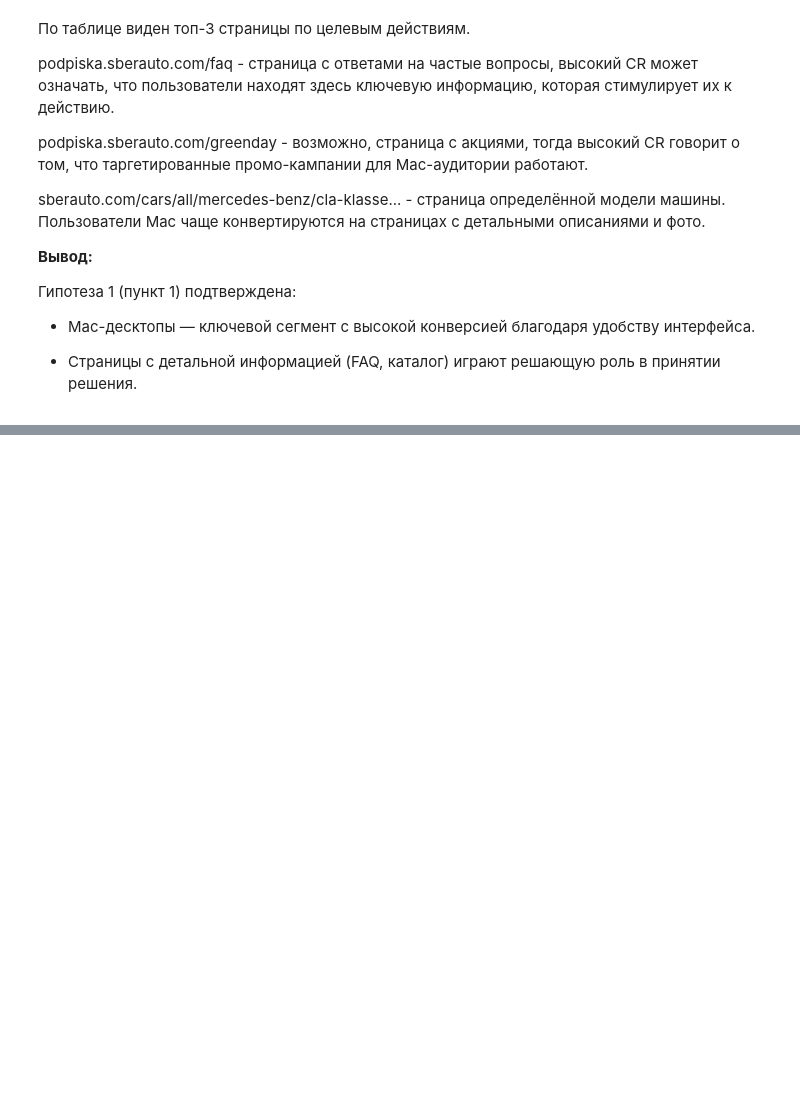
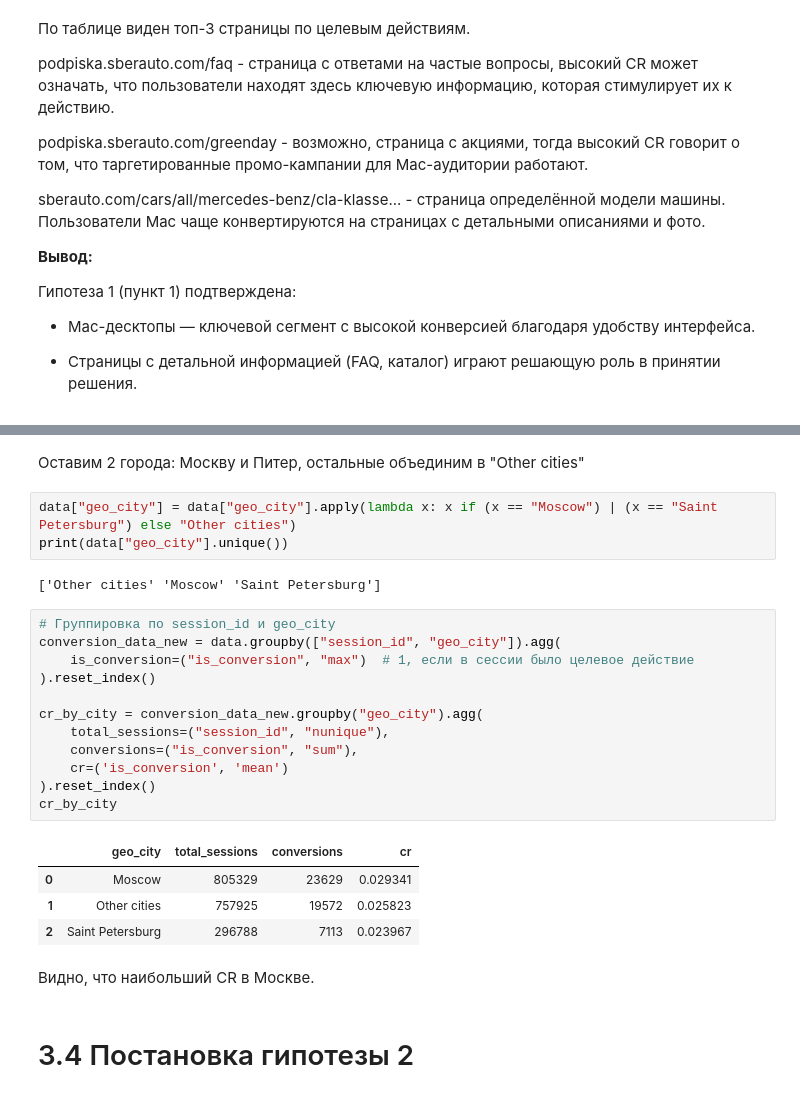
Before and after one commit to DeanNeaht/MIPT_Hackaton, a Jupyter notebook: Продуктовые гипотезы.ipynb, the cells around one changed output, grey strips where cells are left out. Drawn from its saved outputs; the diff is of its cells as text; blank space fills up the shorter version.

```diff
--- a/Продуктовые гипотезы.ipynb
+++ b/Продуктовые гипотезы.ipynb
@@ -396,0 +419,28 @@ sberauto.com/cars/all/mercedes-benz/cla-klasse... - страница опред
+# %% [markdown]
+Оставим 2 города: Москву и Питер, остальные объединим в "Other cities"
+# %%
+data["geo_city"] = data["geo_city"].apply(lambda x: x if (x == "Moscow") | (x == "Saint Petersburg") else "Other cities")
+print(data["geo_city"].unique())
+# %% [output]
+['Other cities' 'Moscow' 'Saint Petersburg']
+# %%
+# Группировка по session_id и geo_city
+conversion_data_new = data.groupby(["session_id", "geo_city"]).agg(
+    is_conversion=("is_conversion", "max")  # 1, если в сессии было целевое действие
+).reset_index()
+
+cr_by_сity = conversion_data_new.groupby("geo_city").agg(
+    total_sessions=("session_id", "nunique"),
+    conversions=("is_conversion", "sum"),
+    cr=('is_conversion', 'mean')
+).reset_index()
+cr_by_сity
+# %% [output]
+|  | geo_city | total_sessions | conversions | cr |
+| 0 | Moscow | 805329 | 23629 | 0.029341 |
+| 1 | Other cities | 757925 | 19572 | 0.025823 |
+| 2 | Saint Petersburg | 296788 | 7113 | 0.023967 |
+# %% [markdown]
+Видно, что наибольший CR в Москве.
+# %% [markdown]
+# 3.4 Постановка гипотезы 2
```
Also changed, not shown: parts of 42 cells of this notebook.
